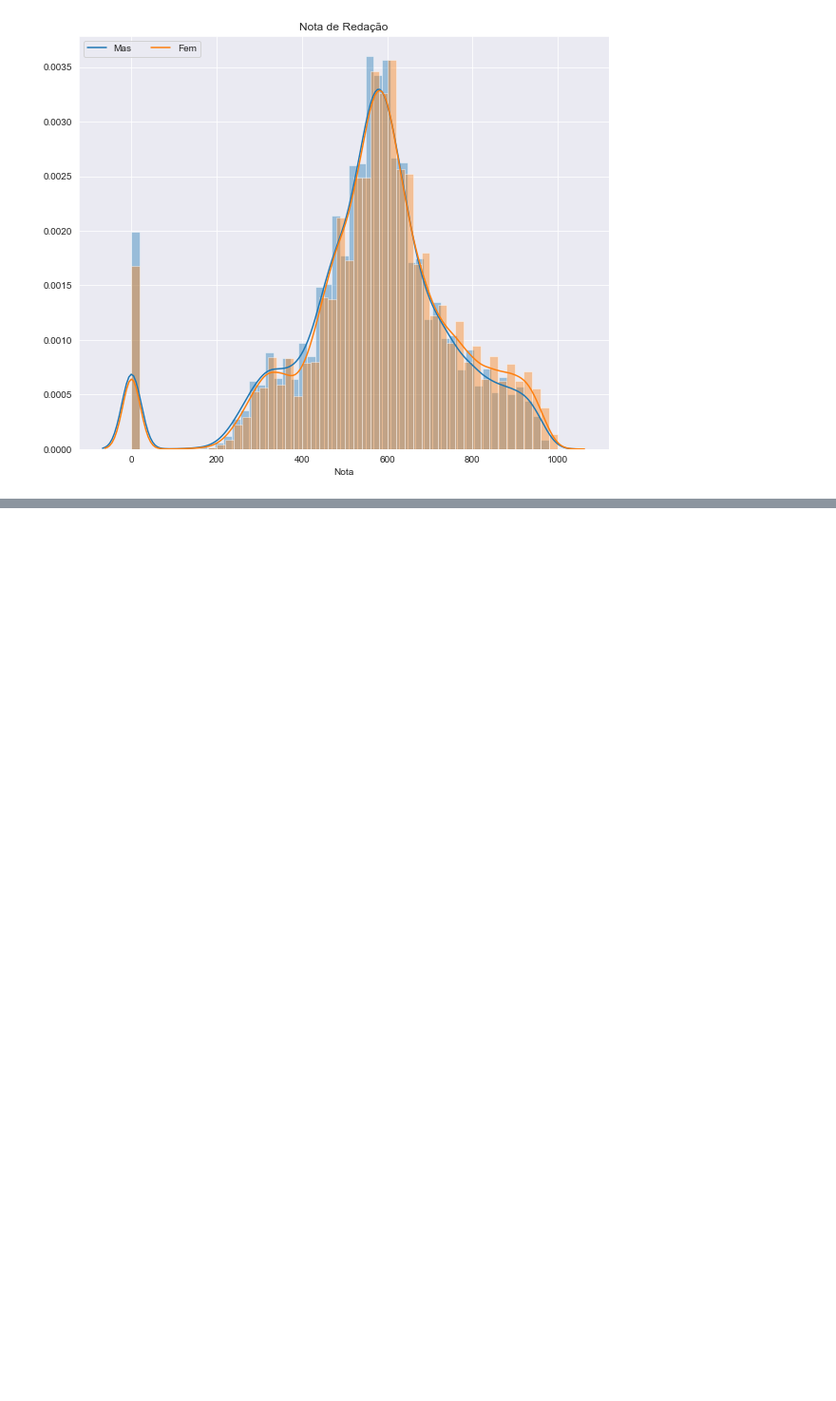
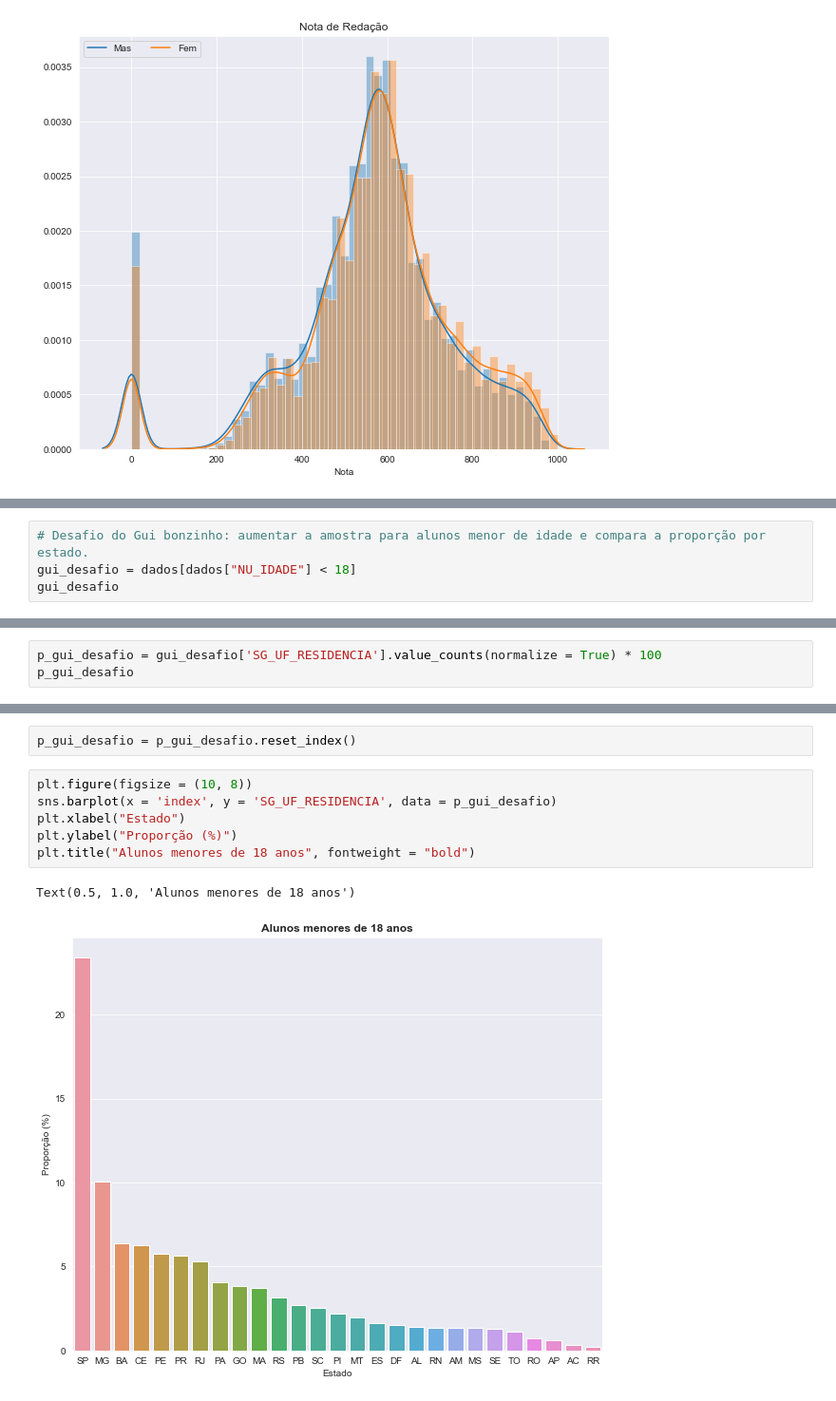
Before and after one commit to houstonsantos/Alura-Imersao-Dados, a Jupyter notebook: DesafiosAulas.ipynb, the cells around one changed output, grey strips where cells are left out. Shown at 95% size. Drawn from its saved outputs; the diff is of its cells as text; blank space fills up the shorter version.

```diff
--- a/DesafiosAulas.ipynb
+++ b/DesafiosAulas.ipynb
@@ -208,0 +276,4 @@ plt.show()
+# %%
+# Desafio do Gui bonzinho: aumentar a amostra para alunos menor de idade e compara a proporção por estado.
+gui_desafio = dados[dados["NU_IDADE"] < 18]
+gui_desafio
@@ -208,0 +294,3 @@ plt.show()
+# %%
+p_gui_desafio = gui_desafio['SG_UF_RESIDENCIA'].value_counts(normalize = True) * 100
+p_gui_desafio
@@ -208,0 +315,11 @@ plt.show()
+# %%
+p_gui_desafio = p_gui_desafio.reset_index()
+# %%
+plt.figure(figsize = (10, 8))
+sns.barplot(x = 'index', y = 'SG_UF_RESIDENCIA', data = p_gui_desafio)
+plt.xlabel("Estado")
+plt.ylabel("Proporção (%)")
+plt.title("Alunos menores de 18 anos", fontweight = "bold")
+# %% [output]
+Text(0.5, 1.0, 'Alunos menores de 18 anos')
+[figure, added]
```
Also changed, not shown: parts of 19 cells of this notebook.
